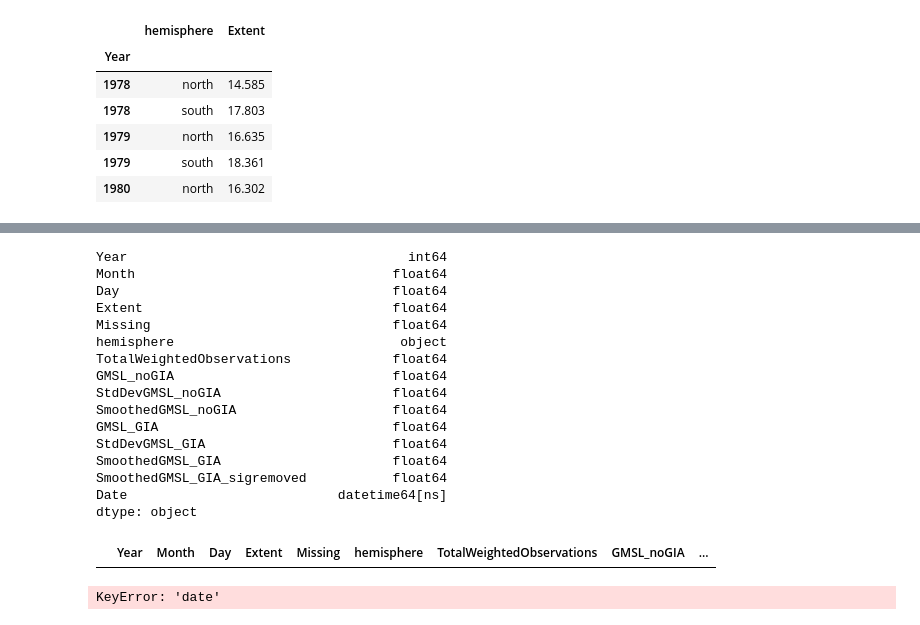
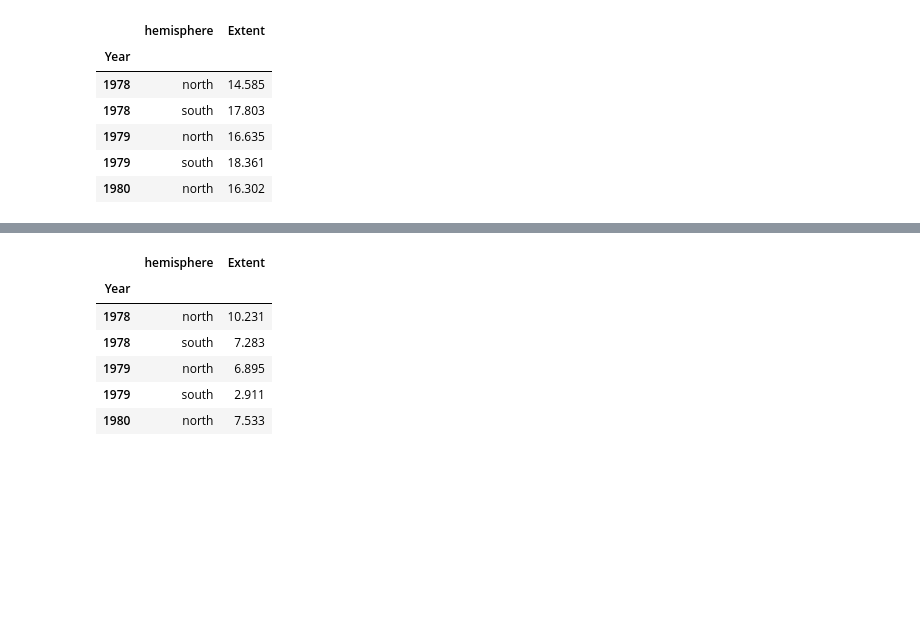
Before and after one commit to Dmccullor/climate_change_gp, a Jupyter notebook: sea_ice_sea_levels.ipynb, the cells around one changed output, grey strips where cells are left out. Drawn from its saved outputs; the diff is of its cells as text; code cells hidden in the pictures; blank space fills up the shorter version.

```diff
--- a/sea_ice_sea_levels.ipynb
+++ b/sea_ice_sea_levels.ipynb
@@ -176,31 +121,14 @@ df_all_rows.index = df_all_rows['Date'].values
-# %%
-df_all_rows.dtypes
-# %% [output]
-Year                                    int64
-Month                                 float64
-Day                                   float64
-Extent                                float64
-Missing                               float64
-hemisphere                             object
-TotalWeightedObservations             float64
-GMSL_noGIA                            float64
-StdDevGMSL_noGIA                      float64
-SmoothedGMSL_noGIA                    float64
-GMSL_GIA                              float64
-StdDevGMSL_GIA                        float64
-SmoothedGMSL_GIA                      float64
-SmoothedGMSL_GIA_sigremoved           float64
-Date                           datetime64[ns]
-dtype: object
-# %%
-# Drop rows with NANS
-df_all_rows.dropna(axis=0, how='any', thresh=None, subset=None, inplace=False)
-# %% [output]
-|  | Year | Month | Day | Extent | Missing | hemisphere | TotalWeightedObservations | GMSL_noGIA | ... |
-# %%
-df_all_rows['date'] = pd.to_datetime(df_all_rows['date'])
-mask = (df_all_rows['date'] > 1993-1-1) & (df_all_rows['date'] <= 2015-12-31)
-df_all_rows.loc[mask]
-print(df_all_rows.loc[mask])
-# %% [output]
-KeyError: 'date'
+# %%
+df_i2 = seaice_df.groupby(["Year", "hemisphere"])["Extent"].min()
+df_i2 = df_i2.to_frame()
+df_i2.reset_index(inplace=True)
+df_i2 = df_i2.set_index("Year")
+df_i2.head()
+# %% [output]
+|  | hemisphere | Extent |
+| Year |  |  |
+| 1978 | north | 10.231 |
+| 1978 | south | 7.283 |
+| 1979 | north | 6.895 |
+| 1979 | south | 2.911 |
+| 1980 | north | 7.533 |
```
Also changed, not shown: parts of 24 cells of this notebook, 4 other files.
